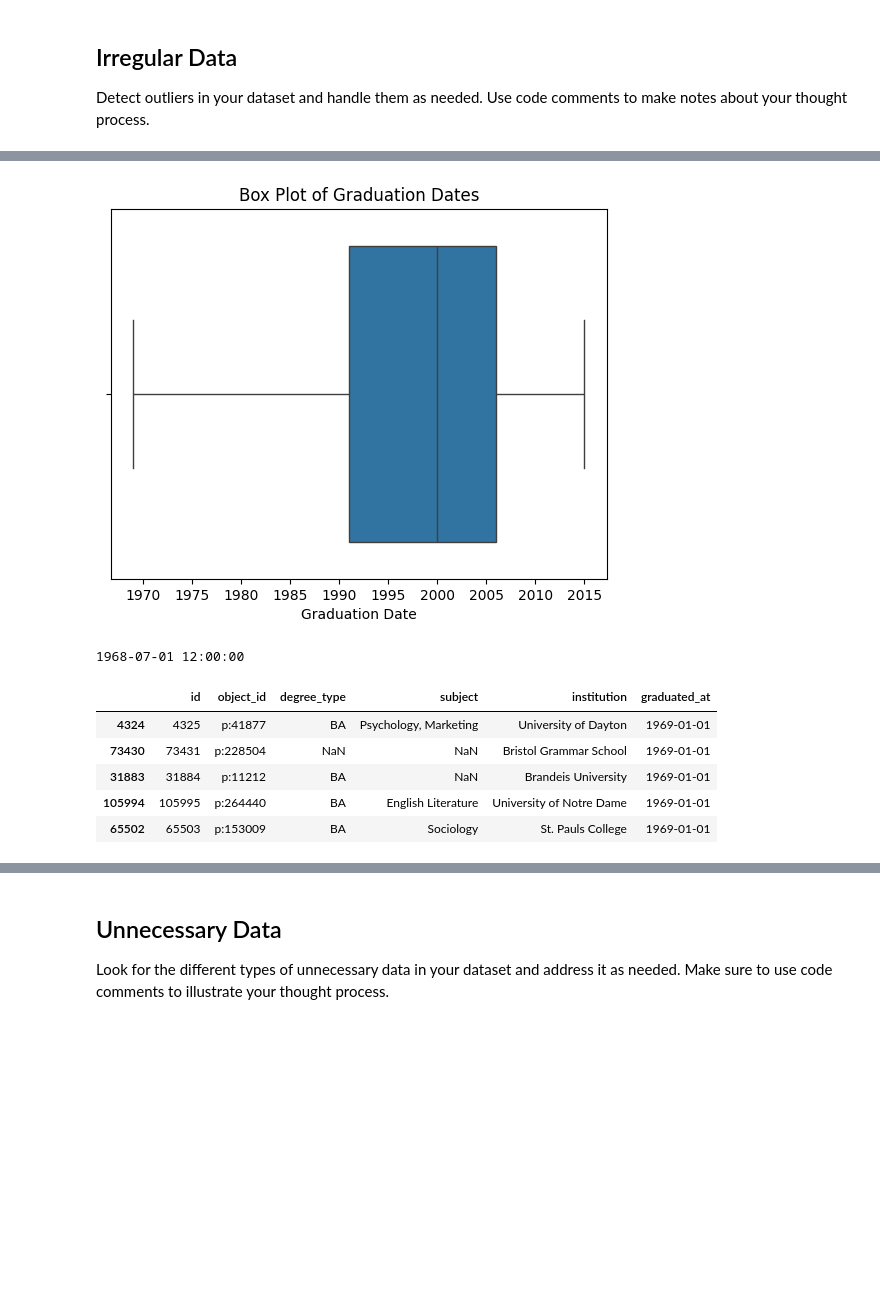
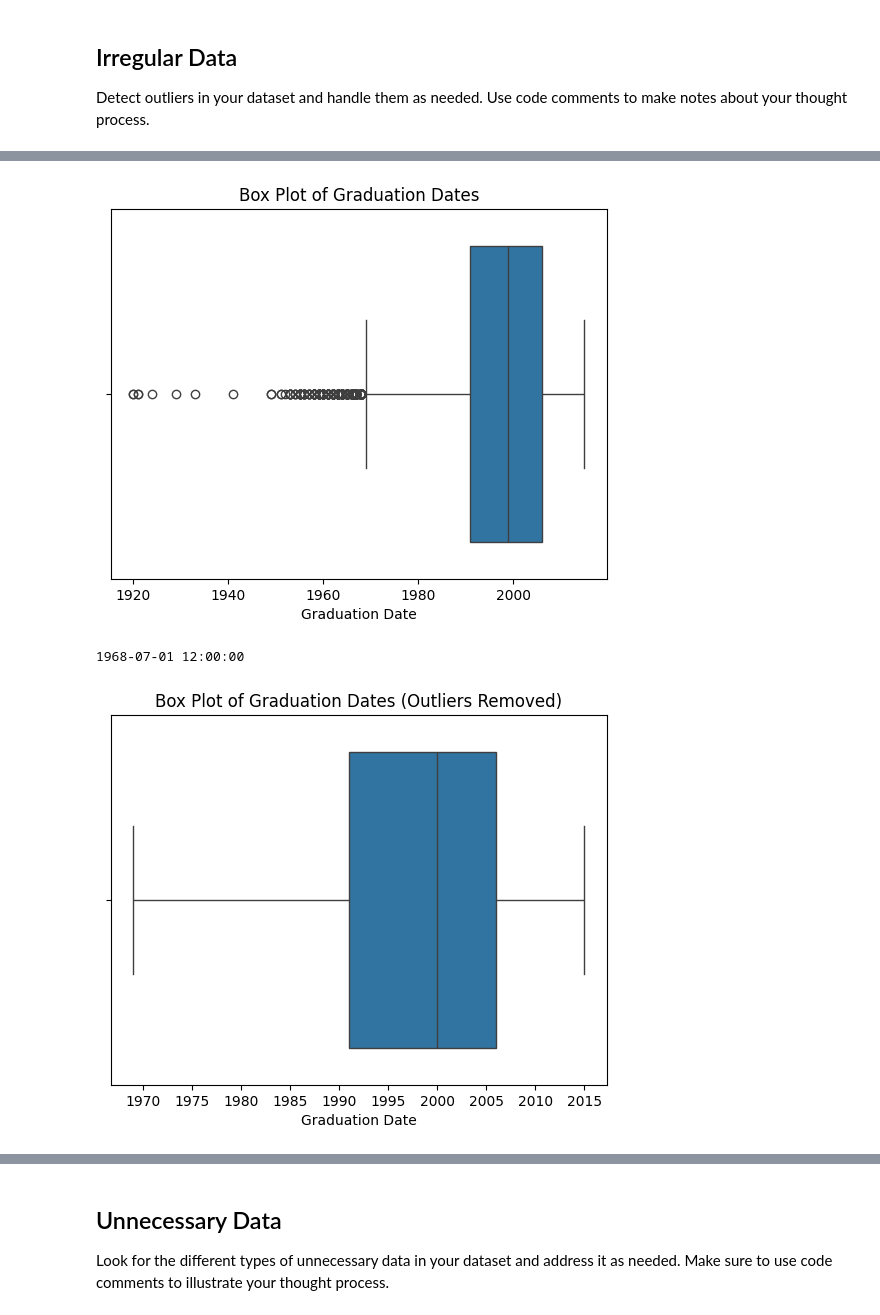
Before and after one commit to bradleytkay/cleaning-data-checkpoint, a Jupyter notebook: checkpoint-three.ipynb, the cells around one changed output, grey strips where cells are left out. Saved outputs shown, nothing was run; the diff lists cells and outputs as text; code cells hidden in the pictures; blank space fills up the shorter version.

```diff
--- a/checkpoint-three.ipynb
+++ b/checkpoint-three.ipynb
@@ -565,41 +573,41 @@ IQR = Q3-Q1
 
 lower_bound = Q1 - (1.5 * IQR)
 upper_bound = Q3 + (1.5 * IQR)
 
 outliers = degrees_df[(degrees_df['graduated_at'] < lower_bound) | (degrees_df['graduated_at'] > upper_bound)]
 outliers.head()
 #outliers.tail()
 
 # I'm struggling to understand what this IQR analysis is actually telling me re: what dates are
 # outliers.  Maybe a boxplot would be more helpful?
 
 # Apparently matplotlib doesn't handle datetimes directly.  So, if that's accurate, I just learned
 # that.  Apparently seaborn does, though.
 
 sns.boxplot(x='graduated_at', data=degrees_df)
 plt.title('Box Plot of Graduation Dates')
 plt.xlabel('Graduation Date')
 plt.show()
 
 # What is the axtual lower bound being shown there?
 print(lower_bound)
 
 # So, anything before July 1, 1968 is an outlier?
 
 # Dropping everythign from beefore July 1, 1968
-degrees_df = degrees_df[degrees_df['graduated_at'] > '1968-07-01']
+cleaned_degrees_df = degrees_df[degrees_df['graduated_at'] > '1968-07-01']
 
 # Verifying drop worked
-degrees_sorted = degrees_df.sort_values(by='graduated_at', ascending=True)
-degrees_sorted.head()
+cleaned_degrees_sorted = cleaned_degrees_df.sort_values(by='graduated_at', ascending=True)
+cleaned_degrees_sorted.head()
+
+sns.boxplot(x='graduated_at', data=cleaned_degrees_df)
+plt.title('Box Plot of Graduation Dates (Outliers Removed)')
+plt.xlabel('Graduation Date')
+plt.show()
 
 # Looks like it worked
 # %% [output]
-[figure, old version]
+[figure, new version]
 1968-07-01 12:00:00
-|  | id | object_id | degree_type | subject | institution | graduated_at |
-| 4324 | 4325 | p:41877 | BA | Psychology, Marketing | University of Dayton | 1969-01-01 |
-| 73430 | 73431 | p:228504 | NaN | NaN | Bristol Grammar School | 1969-01-01 |
-| 31883 | 31884 | p:11212 | BA | NaN | Brandeis University | 1969-01-01 |
-| 105994 | 105995 | p:264440 | BA | English Literature | University of Notre Dame | 1969-01-01 |
-| 65502 | 65503 | p:153009 | BA | Sociology | St. Pauls College | 1969-01-01 |
+[figure, added]
```
Also changed, not shown: parts of 16 cells of this notebook.
